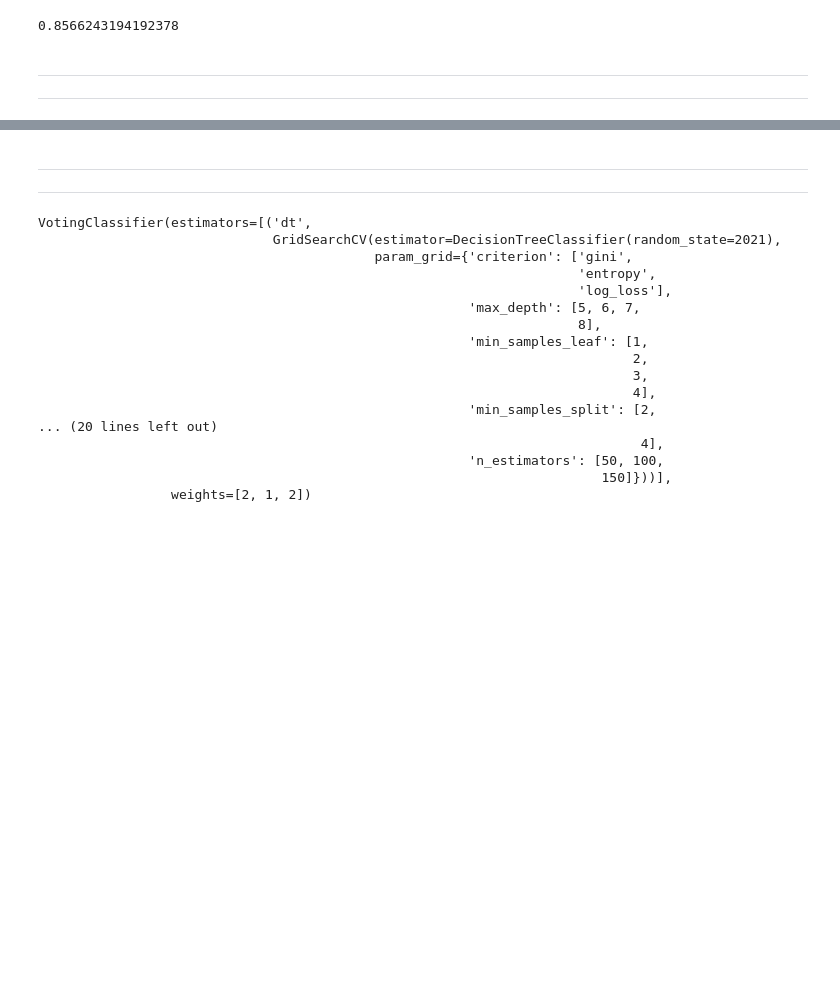
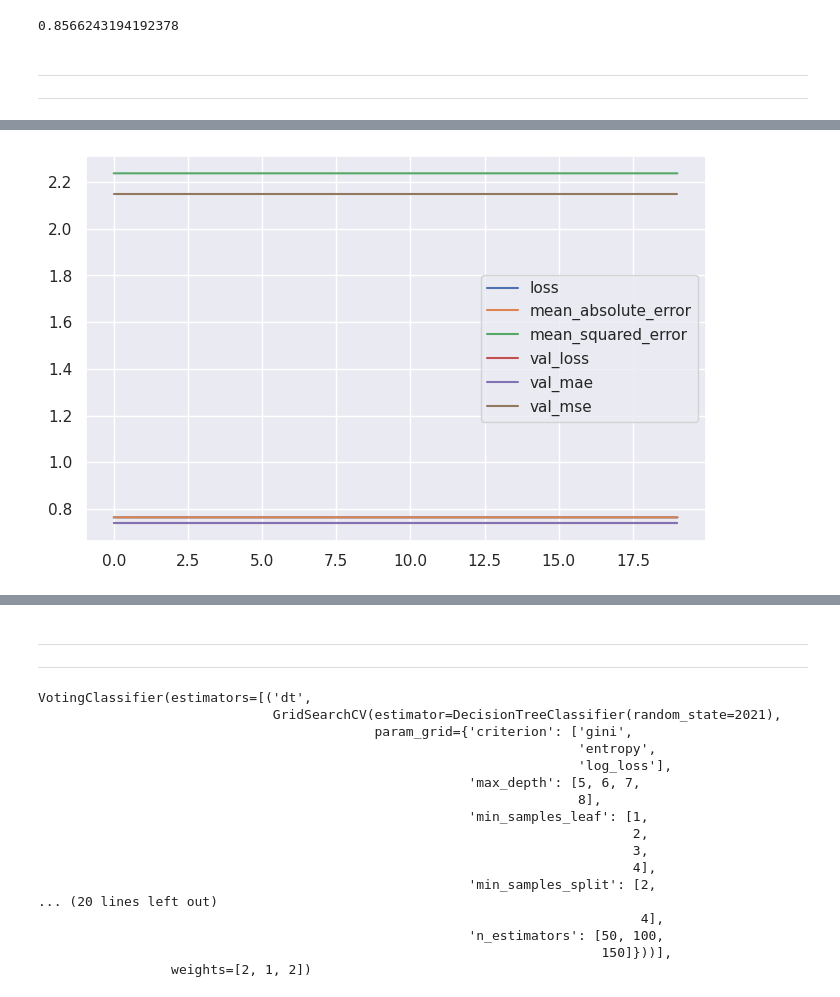
Before and after one commit to joaofaria19/DAA-Trabalho, a Jupyter notebook: competicao.ipynb, the cells around one changed output, grey strips where cells are left out. Drawn from its saved outputs; the diff is of its cells as text; code cells hidden in the pictures; blank space fills up the shorter version.

```diff
--- a/competicao.ipynb
+++ b/competicao.ipynb
@@ -969,0 +1038,5 @@ AttributeError: 'Sequential' object has no attribute 'history_'
+# %%
+pd.DataFrame(best_mlp_model.history_).plot(figsize=(8,5))
+plt.show()
+# %% [output]
+[figure, added]
```
Also changed, not shown: parts of 23 cells of this notebook.
